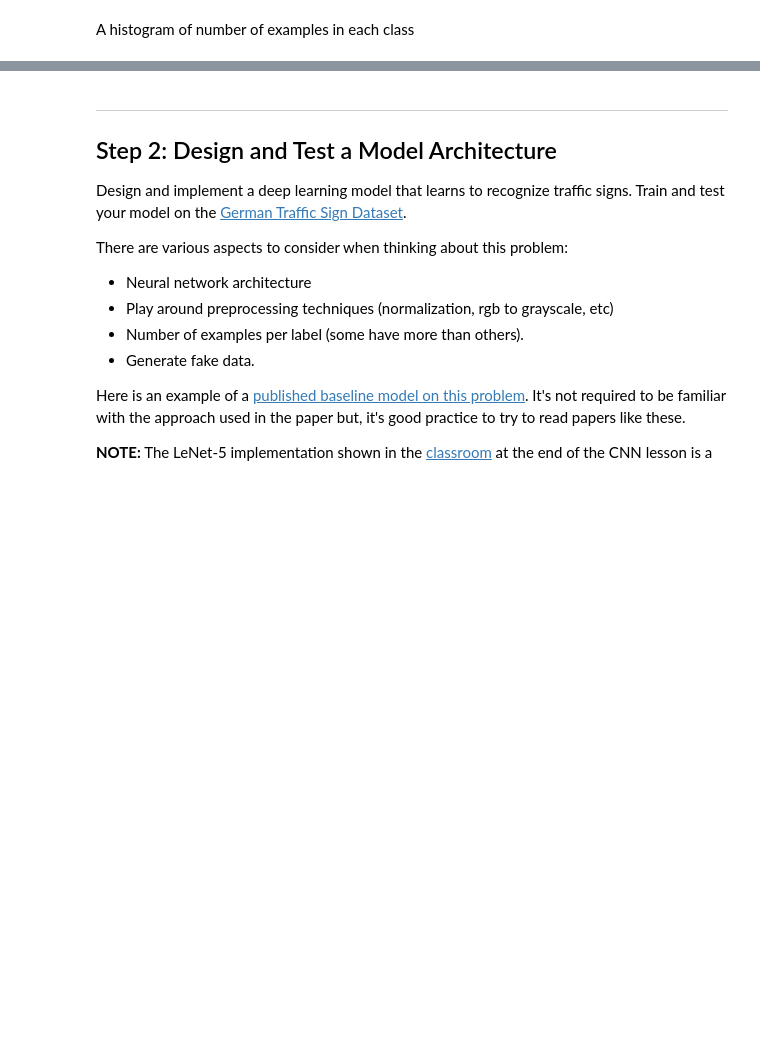
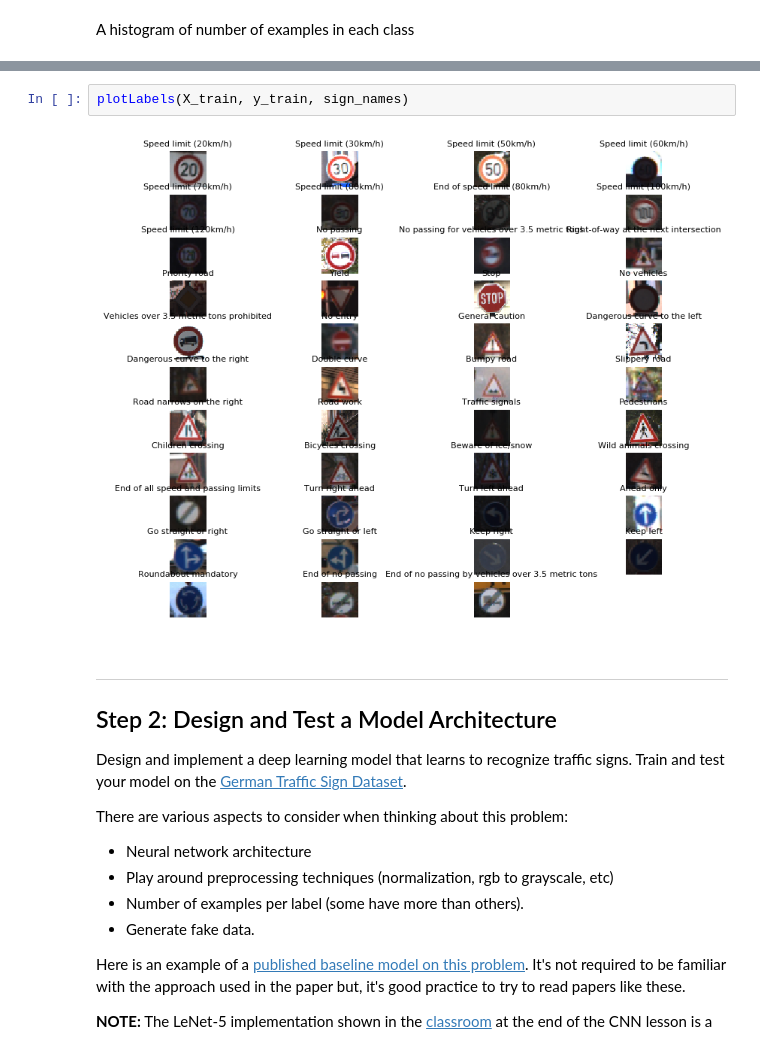
Before and after one commit to n-log-n/CarND-Traffic-Sign-Classifier-Project, a Jupyter notebook: Traffic_Sign_Classifier.ipynb, the cells around one changed output, grey strips where cells are left out. Cells and saved outputs as stored; diff of their text form; blank space fills up the shorter version.

```diff
--- a/Traffic_Sign_Classifier.ipynb
+++ b/Traffic_Sign_Classifier.ipynb
@@ -148,3 +128,7 @@ plt.show()
+# %%
+plotLabels(X_train, y_train, sign_names)
+# %% [output]
+[figure, added]
 # %% [markdown]
 ----
 
```
Also changed, not shown: parts of 40 cells of this notebook, 5 other files.
